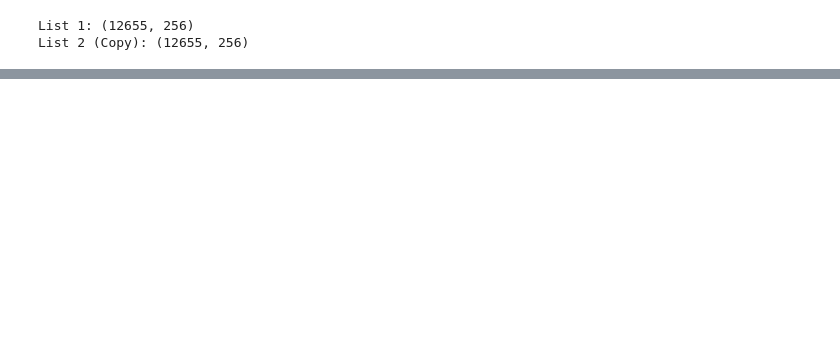
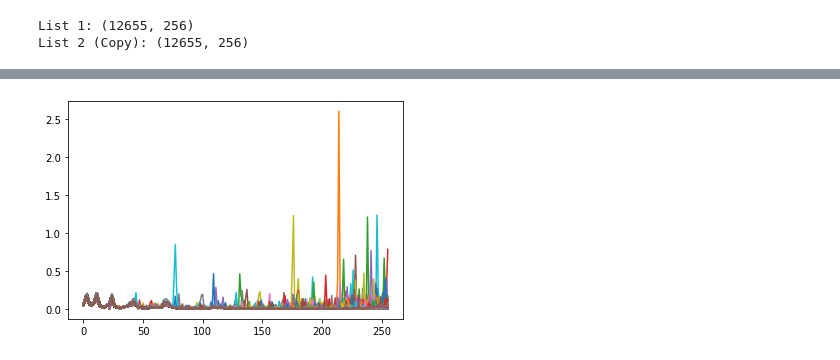
Before and after one commit to lucaslibshutz/spectralResearch, a Jupyter notebook: cleaning_spikes.ipynb, the cells around one changed output, grey strips where cells are left out. Cells and saved outputs as stored; diff of their text form; code cells hidden in the pictures; blank space fills up the shorter version.

```diff
--- a/cleaning_spikes.ipynb
+++ b/cleaning_spikes.ipynb
@@ -88,12 +85,13 @@ plt.show()
 ind = np.where(orig<0)
 orig[ind] = 0
 # %%
-%matplotlib qt
-from matplotlib import pyplot as plt
-
+%matplotlib inline
+plt.figure(facecolor='white')
 for i in range(len(orig)):
     plt.plot(orig[i])
 plt.show()
+# %% [output]
+[figure, added]
 # %%
 from scipy.stats import norm
 
```
Also changed, not shown: parts of 6 cells of this notebook, 1 other file.
